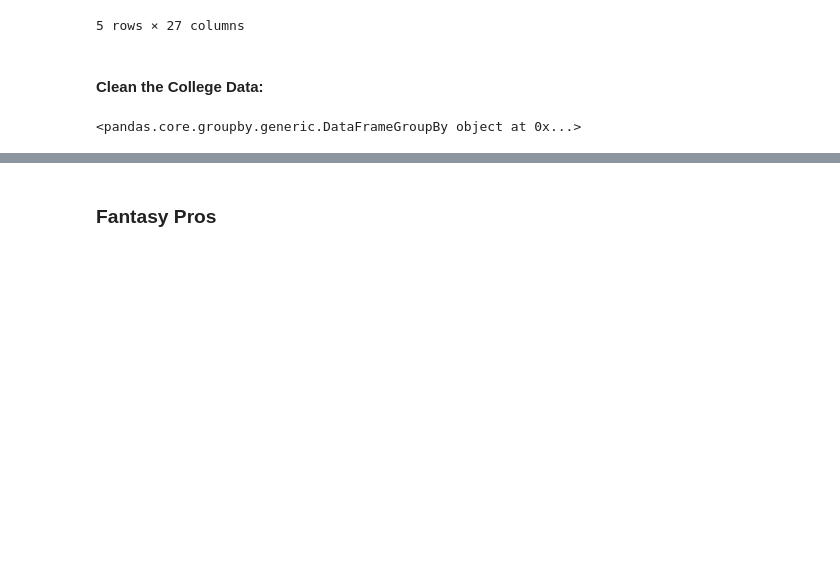
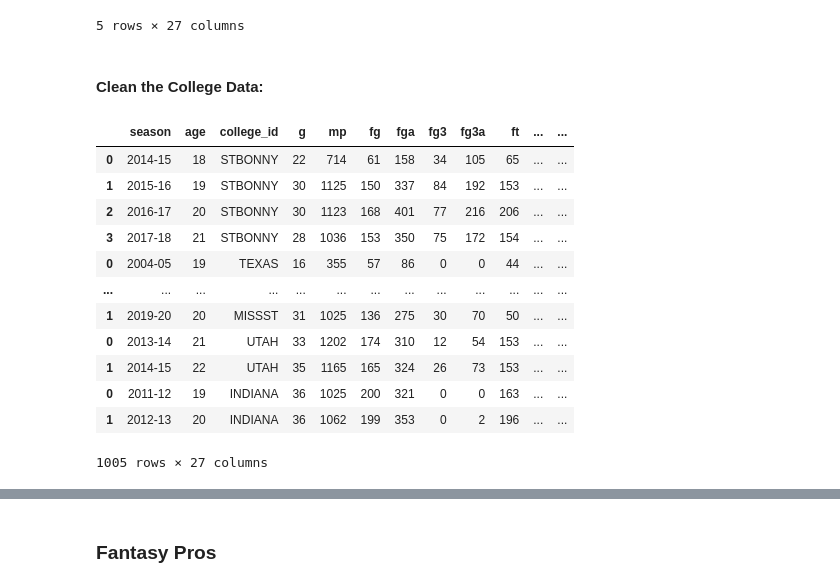
Before and after one commit to Jirawatz/NBA_Predictor, a Jupyter notebook: team_-13_data_analysis_plan.ipynb, the cells around one changed output, grey strips where cells are left out. Cells and saved outputs as stored; diff of their text form; code cells hidden in the pictures; blank space fills up the shorter version.

```diff
--- a/team_-13_data_analysis_plan.ipynb
+++ b/team_-13_data_analysis_plan.ipynb
@@ -237,10 +243,11 @@ def get_multiple_years(df_college_stats):
             df_multiples (pd.GroupBy): all statistics of multiple year players
                                             grouped by player
     """
+    # removes duplicates and groups them by player
     x = df_college_stats.duplicated(['player_name'],keep=False)
-    y = df_college_stats[x].groupby('player_name',sort=False)
+    df_multiples = df_college_stats[x].groupby('player_name',sort=False)
 
-    return(y)
+    return(df_multiples)
 # %%
 def avg_college_stats(df_multiples):
     """ Gets average of college career stats
@@ -310,7 +375,19 @@ df_college_stats.tail()
 #### Clean the College Data:
 # %%
 df_multiples = get_multiple_years(df_college_stats)
-df_multiples
+df_multiples.head()
 # %% [output]
+|  | season | age | college_id | g | mp | fg | fga | fg3 | fg3a | ft | ... | ... |
+| 0 | 2014-15 | 18 | STBONNY | 22 | 714 | 61 | 158 | 34 | 105 | 65 | ... | ... |
+| 1 | 2015-16 | 19 | STBONNY | 30 | 1125 | 150 | 337 | 84 | 192 | 153 | ... | ... |
+| 2 | 2016-17 | 20 | STBONNY | 30 | 1123 | 168 | 401 | 77 | 216 | 206 | ... | ... |
+| 3 | 2017-18 | 21 | STBONNY | 28 | 1036 | 153 | 350 | 75 | 172 | 154 | ... | ... |
+| 0 | 2004-05 | 19 | TEXAS | 16 | 355 | 57 | 86 | 0 | 0 | 44 | ... | ... |
+| ... | ... | ... | ... | ... | ... | ... | ... | ... | ... | ... | ... | ... |
+| 1 | 2019-20 | 20 | MISSST | 31 | 1025 | 136 | 275 | 30 | 70 | 50 | ... | ... |
+| 0 | 2013-14 | 21 | UTAH | 33 | 1202 | 174 | 310 | 12 | 54 | 153 | ... | ... |
+| 1 | 2014-15 | 22 | UTAH | 35 | 1165 | 165 | 324 | 26 | 73 | 153 | ... | ... |
+| 0 | 2011-12 | 19 | INDIANA | 36 | 1025 | 200 | 321 | 0 | 0 | 163 | ... | ... |
+| 1 | 2012-13 | 20 | INDIANA | 36 | 1062 | 199 | 353 | 0 | 2 | 196 | ... | ... |
-<pandas.core.groupby.generic.DataFrameGroupBy object at 0x...>
+1005 rows × 27 columns
 # %%
```
Also changed, not shown: parts of 24 cells of this notebook.
